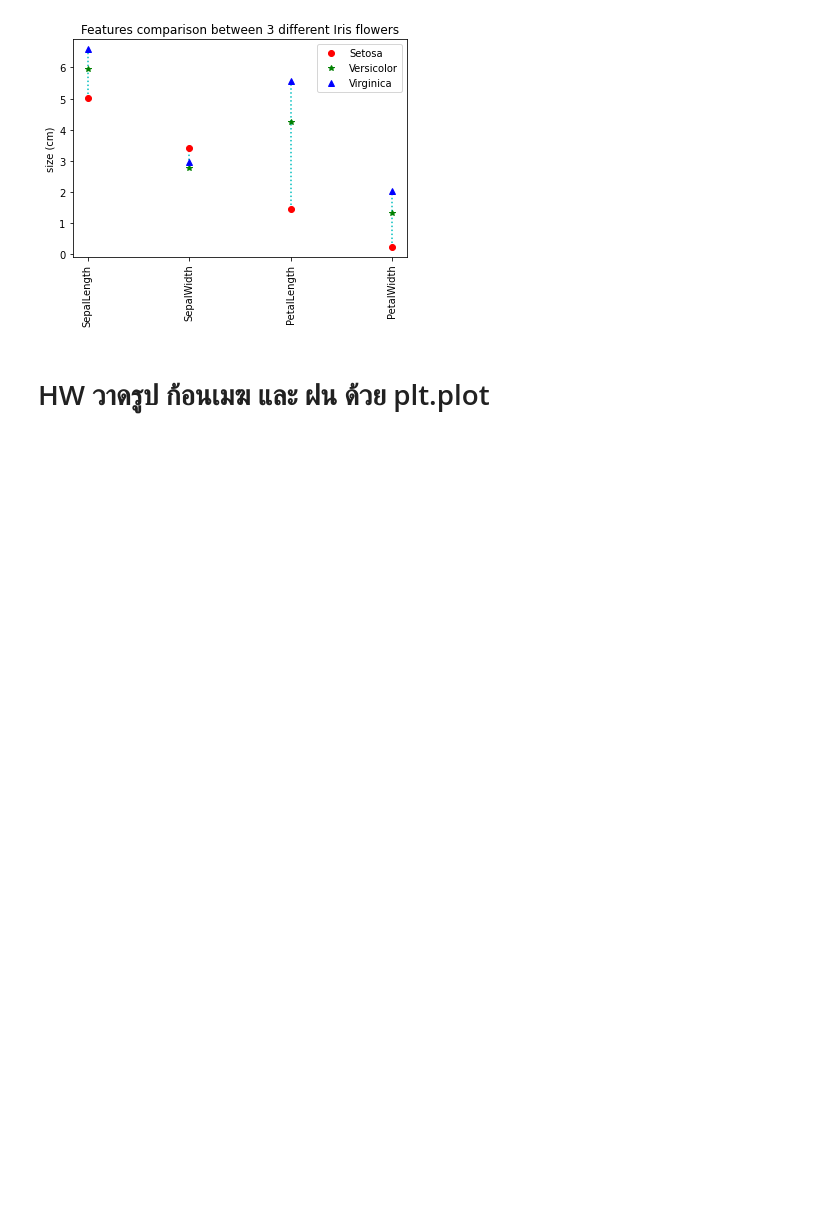
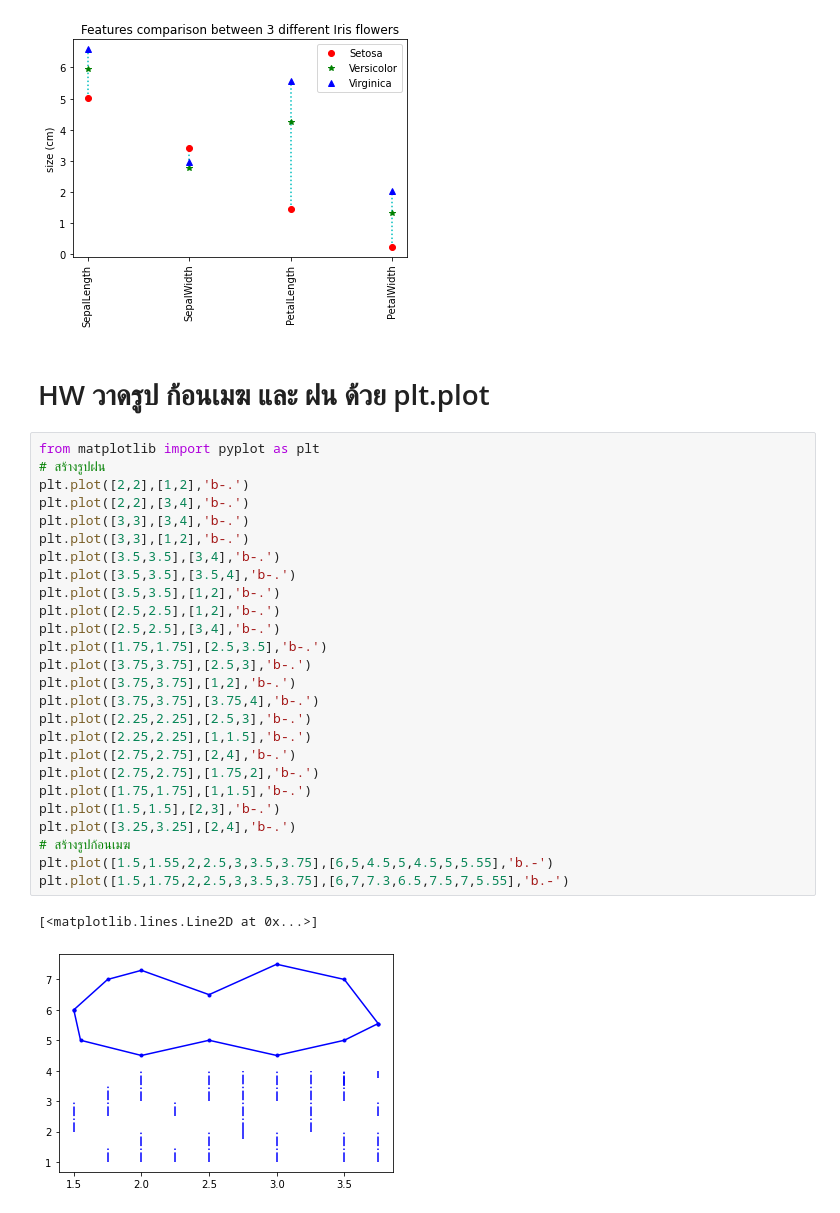
Before and after one commit to Jiraporn-klobrat/data_viz_2022, a Jupyter notebook: DataViz04_Data_Comparison.ipynb, the cells around one changed output. Saved outputs shown, nothing was run; the diff lists cells and outputs as text; blank space fills up the shorter version.

```diff
--- a/DataViz04_Data_Comparison.ipynb
+++ b/DataViz04_Data_Comparison.ipynb
@@ -158,3 +158,32 @@ plt.ylabel('size (cm)');
 [figure]
 # %% [markdown]
 # HW วาดรูป ก้อนเมฆ และ ฝน ด้วย plt.plot
+# %%
+from matplotlib import pyplot as plt
+# สร้างรูปฝน
+plt.plot([2,2],[1,2],'b-.')
+plt.plot([2,2],[3,4],'b-.')
+plt.plot([3,3],[3,4],'b-.')
+plt.plot([3,3],[1,2],'b-.')
+plt.plot([3.5,3.5],[3,4],'b-.')
+plt.plot([3.5,3.5],[3.5,4],'b-.')
+plt.plot([3.5,3.5],[1,2],'b-.')
+plt.plot([2.5,2.5],[1,2],'b-.')
+plt.plot([2.5,2.5],[3,4],'b-.')
+plt.plot([1.75,1.75],[2.5,3.5],'b-.')
+plt.plot([3.75,3.75],[2.5,3],'b-.')
+plt.plot([3.75,3.75],[1,2],'b-.')
+plt.plot([3.75,3.75],[3.75,4],'b-.')
+plt.plot([2.25,2.25],[2.5,3],'b-.')
+plt.plot([2.25,2.25],[1,1.5],'b-.')
+plt.plot([2.75,2.75],[2,4],'b-.')
+plt.plot([2.75,2.75],[1.75,2],'b-.')
+plt.plot([1.75,1.75],[1,1.5],'b-.')
+plt.plot([1.5,1.5],[2,3],'b-.')
+plt.plot([3.25,3.25],[2,4],'b-.')
+# สร้างรูปก้อนเมฆ
+plt.plot([1.5,1.55,2,2.5,3,3.5,3.75],[6,5,4.5,5,4.5,5,5.55],'b.-')
+plt.plot([1.5,1.75,2,2.5,3,3.5,3.75],[6,7,7.3,6.5,7.5,7,5.55],'b.-')
+# %% [output]
+[<matplotlib.lines.Line2D at 0x...>]
+[figure, added]
```
